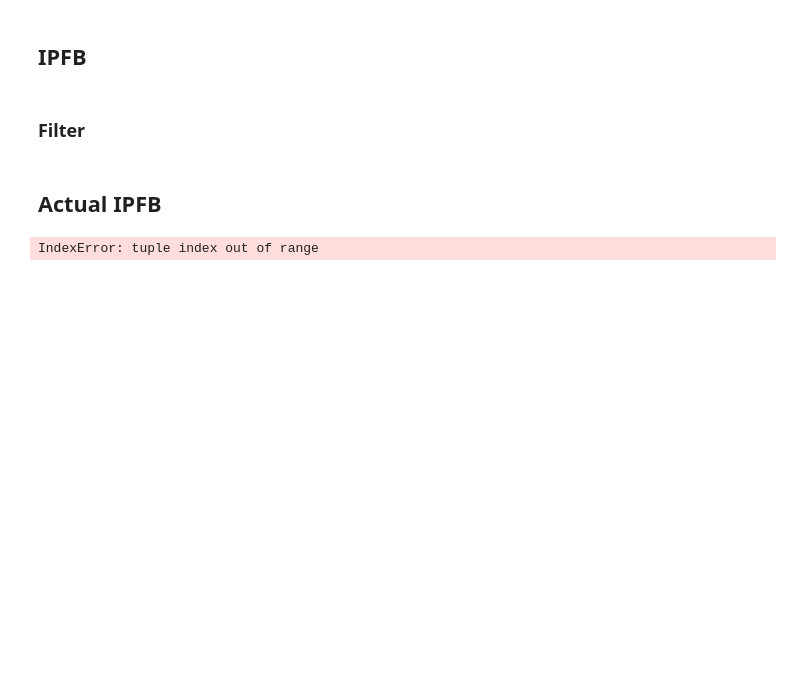
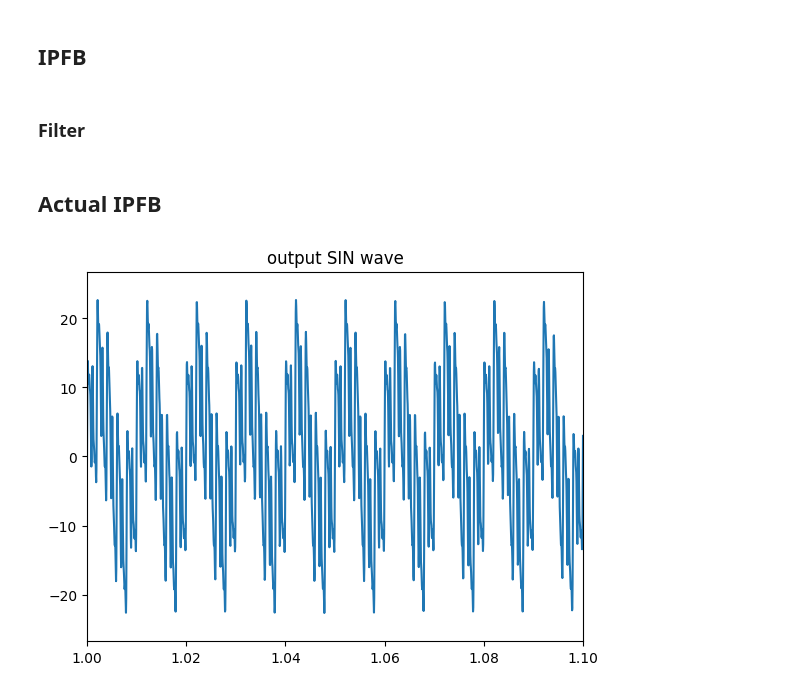
Before and after one commit to PhilJ0ly/ALBATROS_axion_search, a Jupyter notebook: Jupyter/PFB_algo.ipynb, the cells around one changed output. Cells and saved outputs as stored; diff of their text form; code cells hidden in the pictures; blank space fills up the shorter version.

```diff
--- a/Jupyter/PFB_algo.ipynb
+++ b/Jupyter/PFB_algo.ipynb
@@ -89,9 +91,9 @@ plt.show()
 # %% [markdown]
 ## IPFB
 # %%
-acclen = 130873
-cut = 100
-filt_thresh = 0.45
+cut = 5
+acclen = out.shape[0]-2*cut
+filt_thresh = 0
 # %% [markdown]
 ### Filter
 # %%
@@ -132,10 +134,14 @@ def ipfb(dat,filt):
 
     ddft=ddft*filt
 
-    res = irfft(ddft, axis=1)
+    res = irfft(ddft, n=dd.shape[0], axis=1)
     res=res.T
     return res
 # %%
-new_ts = ipfb(out[0], filt)
+new_ts = ipfb(out, filt)
+plt.xlim(1,1.1)
+plt.title("output SIN wave")
+plt.plot(ts_x[:-(ntap-1)].flat,new_ts.flat)
+plt.show()
 # %% [output]
-IndexError: tuple index out of range
+[figure, added]
```
Also changed, not shown: parts of 11 cells of this notebook, 13 other files.
